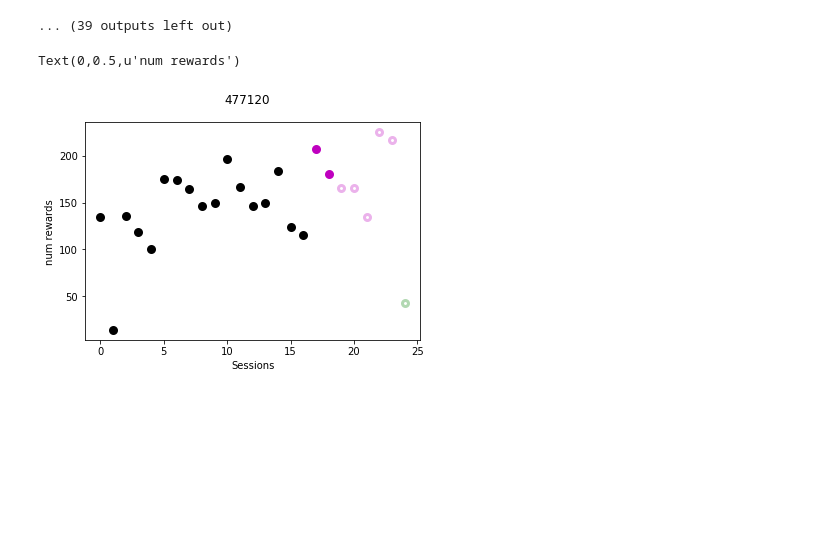
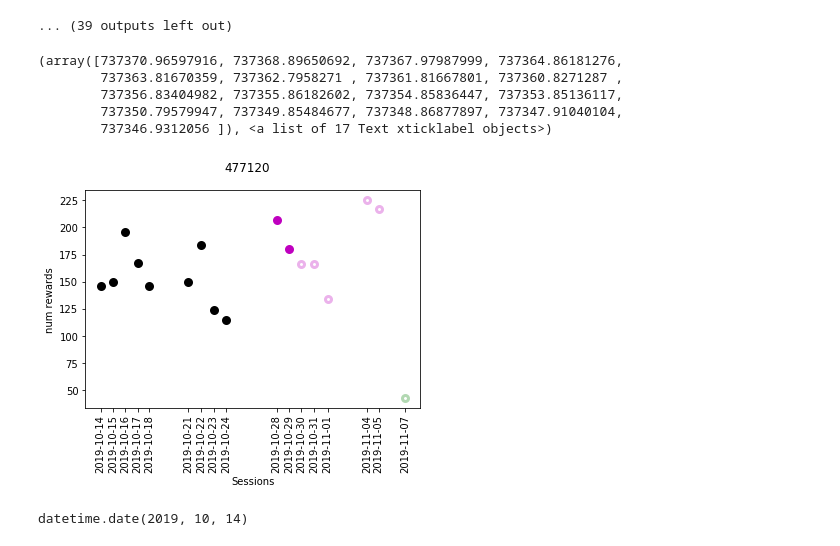
Before and after one commit to taminar/mouseBehaviorData, a Jupyter notebook: mouseBehaviorData.ipynb, the cells around one changed output. Saved outputs shown, nothing was run; the diff lists cells and outputs as text; code cells hidden in the pictures; blank space fills up the shorter version.

```diff
--- a/mouseBehaviorData.ipynb
+++ b/mouseBehaviorData.ipynb
@@ -163,27 +149,38 @@ for ir, row in toAnalyze.iterrows():
 # %%
 def getColorAlphaFill(row):
     a = 1.0
     f = 'full'
     if 'NP' not in row['rig']:
         c = 'k'
     elif 'TRAINING' in row['stage']:
         c = 'm'
     else:
         c = 'g'
 
     if 'low_volume' in row['stage']:
         a = 0.3
         f = 'none'
     return c,a,f
 
 fig, ax = plt.subplots()
 for ir, row in toAnalyze.iterrows():
     num_rewards = row['trials']['cumulative_reward_number'].max()
     c,a,f = getColorAlphaFill(row)
-    ax.plot(1+len(toAnalyze) - ir, num_rewards, c+'o', alpha=a, fillstyle=f, mew=3)
+    ax.plot(row['created_at'], num_rewards, c+'o', alpha=a, fillstyle=f, mew=3)
 fig.suptitle(mouse_id)
 ax.set_xlabel('Sessions')
 ax.set_ylabel('num rewards')
+ax.set_xticks([row['created_at'] for _,row in toAnalyze.iterrows()])
+ax.set_xticklabels([row['created_at'].date() for _,row in toAnalyze.iterrows()])
+plt.xticks(rotation=90)
 # %% [output]
-Text(0,0.5,u'num rewards')
+(array([737370.96597916, 737368.89650692, 737367.97987999, 737364.86181276,
+        737363.81670359, 737362.7958271 , 737361.81667801, 737360.8271287 ,
+        737356.83404982, 737355.86182602, 737354.85836447, 737353.85136117,
+        737350.79579947, 737349.85484677, 737348.86877897, 737347.91040104,
+        737346.9312056 ]), <a list of 17 Text xticklabel objects>)
-[figure, old version]
+[figure, new version]
+# %%
+row['created_at'].date()
+# %% [output]
+datetime.date(2019, 10, 14)
```
Also changed, not shown: parts of 2 cells of this notebook.
